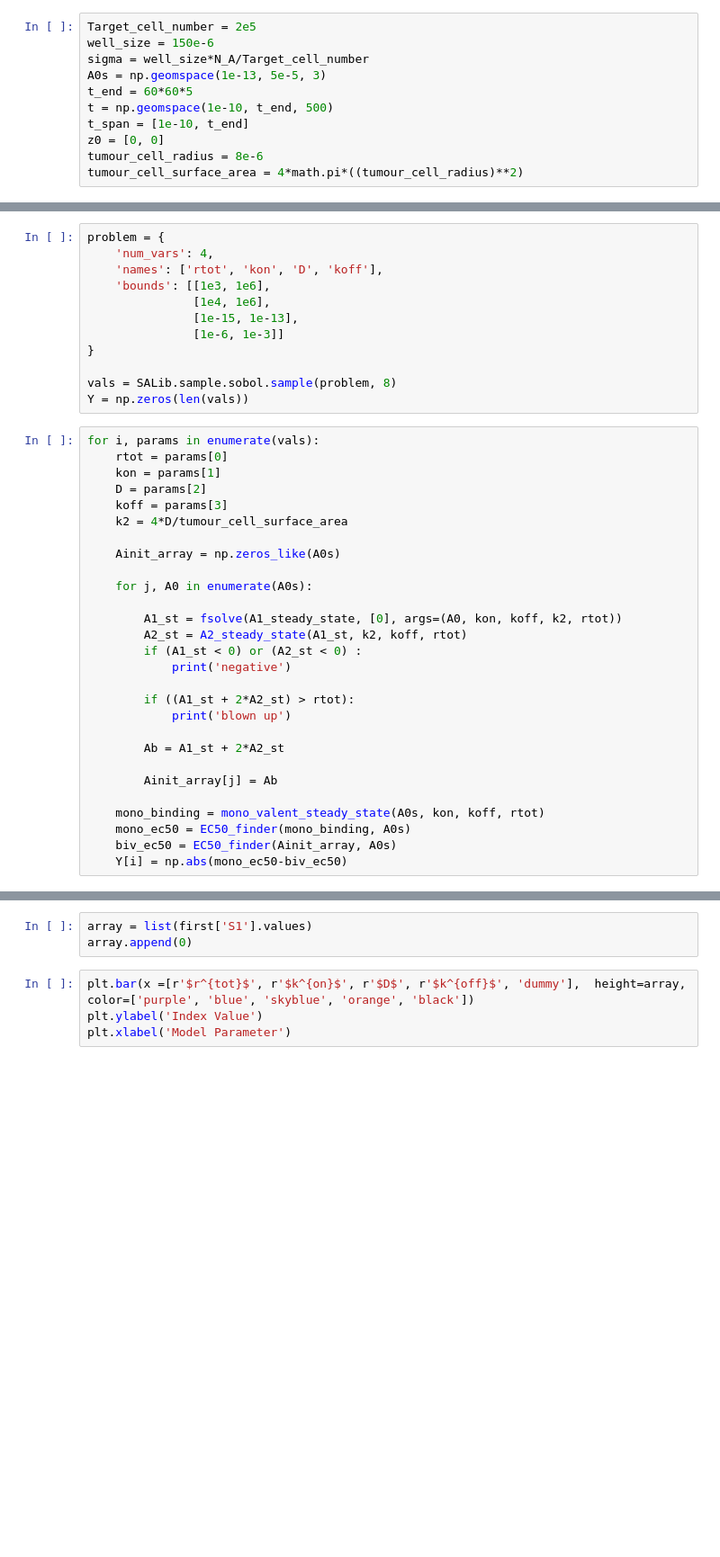
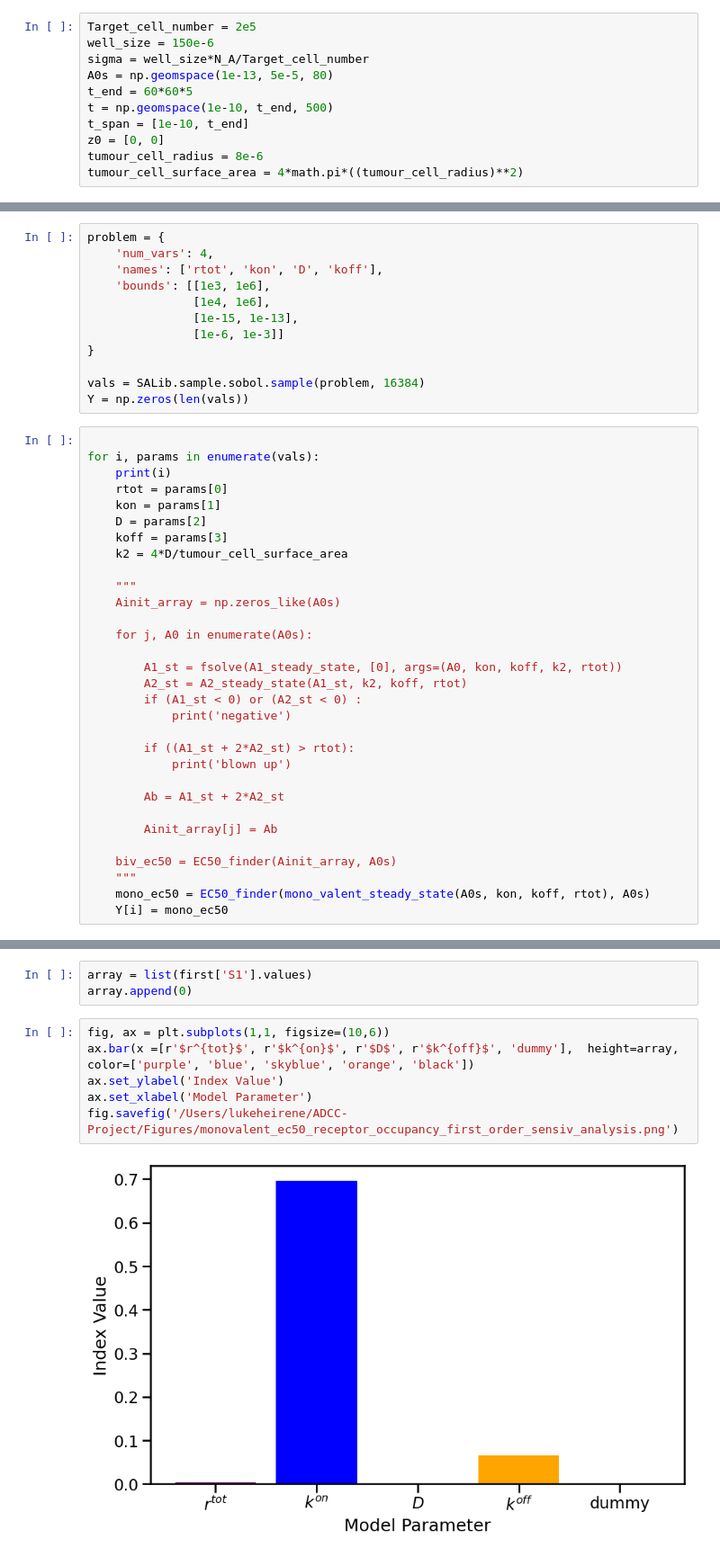
Before and after one commit to lukedtc/ADCC-Project, a Jupyter notebook: Avidity Investigation/Ec50_sensiv_analysis.ipynb, the cells around one changed output, grey strips where cells are left out. Shown at 90% size. Cells and saved outputs as stored; diff of their text form; blank space fills up the shorter version.

Commit message:
ec50 sensiv analysis results

```diff
--- a/Avidity Investigation/Ec50_sensiv_analysis.ipynb
+++ b/Avidity Investigation/Ec50_sensiv_analysis.ipynb
@@ -13,7 +13,7 @@ import SALib
 Target_cell_number = 2e5
 well_size = 150e-6
 sigma = well_size*N_A/Target_cell_number
-A0s = np.geomspace(1e-13, 5e-5, 3)
+A0s = np.geomspace(1e-13, 5e-5, 80)
 t_end = 60*60*5
 t = np.geomspace(1e-10, t_end, 500)
 t_span = [1e-10, t_end]
@@ -59,16 +59,19 @@ problem = {
                [1e-6, 1e-3]]
 }
 
-vals = SALib.sample.sobol.sample(problem, 8)
+vals = SALib.sample.sobol.sample(problem, 16384)
 Y = np.zeros(len(vals))
 # %%
+
 for i, params in enumerate(vals):
+    print(i)
     rtot = params[0]
     kon = params[1]
     D = params[2]
     koff = params[3]
     k2 = 4*D/tumour_cell_surface_area
 
+    """
     Ainit_array = np.zeros_like(A0s)
 
     for j, A0 in enumerate(A0s):
@@ -85,7 +88,7 @@ for i, params in enumerate(vals):
 
         Ainit_array[j] = Ab
 
-    mono_binding = mono_valent_steady_state(A0s, kon, koff, rtot)
-    mono_ec50 = EC50_finder(mono_binding, A0s)
     biv_ec50 = EC50_finder(Ainit_array, A0s)
-    Y[i] = np.abs(mono_ec50-biv_ec50)
+    """
+    mono_ec50 = EC50_finder(mono_valent_steady_state(A0s, kon, koff, rtot), A0s)
+    Y[i] = mono_ec50
@@ -105,6 +137,10 @@ sns.barplot(data=total, x=total.index, y='ST')
 array = list(first['S1'].values)
 array.append(0)
 # %%
-plt.bar(x =[r'$r^{tot}$', r'$k^{on}$', r'$D$', r'$k^{off}$', 'dummy'],  height=array, color=['purple', 'blue', 'skyblue', 'orange', 'black'])
-plt.ylabel('Index Value')
-plt.xlabel('Model Parameter')
+fig, ax = plt.subplots(1,1, figsize=(10,6))
+ax.bar(x =[r'$r^{tot}$', r'$k^{on}$', r'$D$', r'$k^{off}$', 'dummy'],  height=array, color=['purple', 'blue', 'skyblue', 'orange', 'black'])
+ax.set_ylabel('Index Value')
+ax.set_xlabel('Model Parameter')
+fig.savefig('/Users/lukeheirene/ADCC-Project/Figures/monovalent_ec50_receptor_occupancy_first_order_sensiv_analysis.png')
+# %% [output]
+[figure, added]
```
Also changed, not shown: parts of 5 cells of this notebook, 14 other files.
